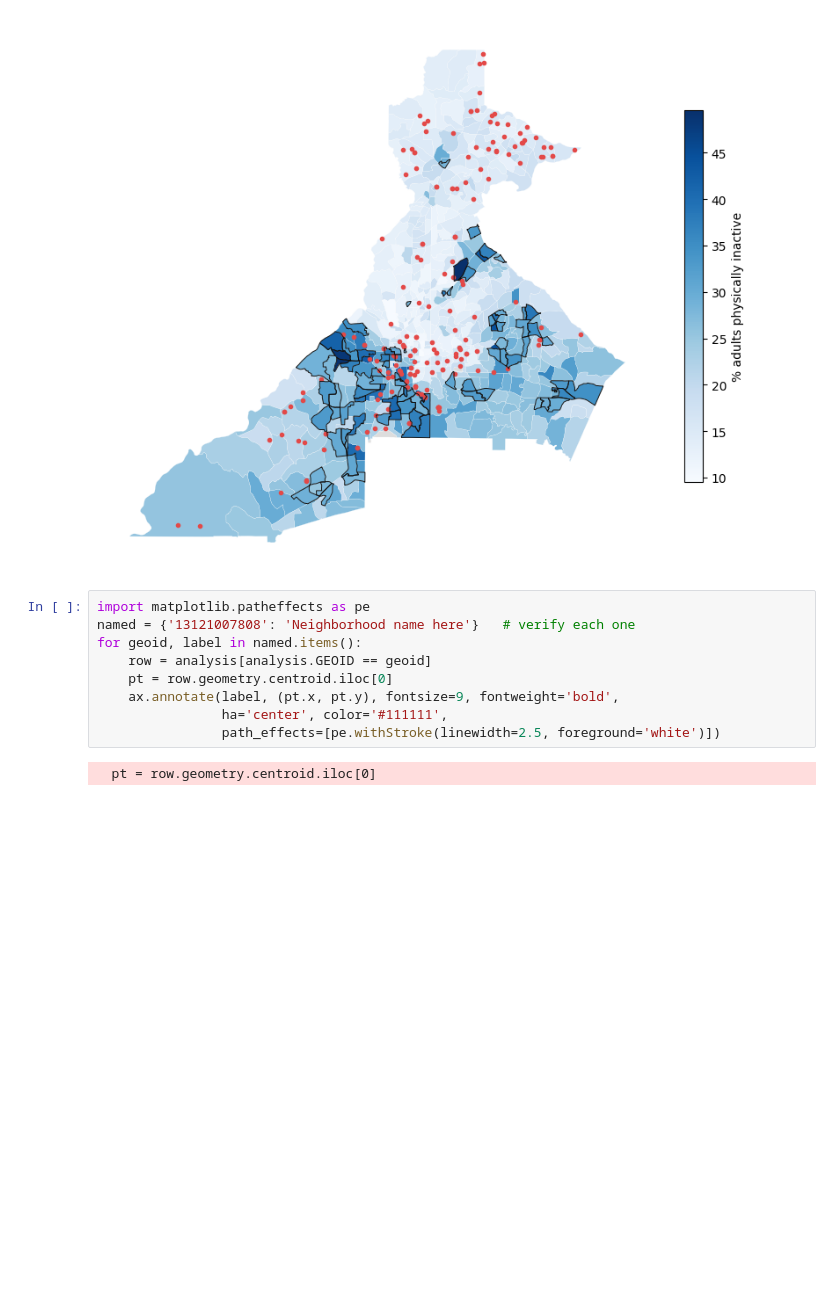
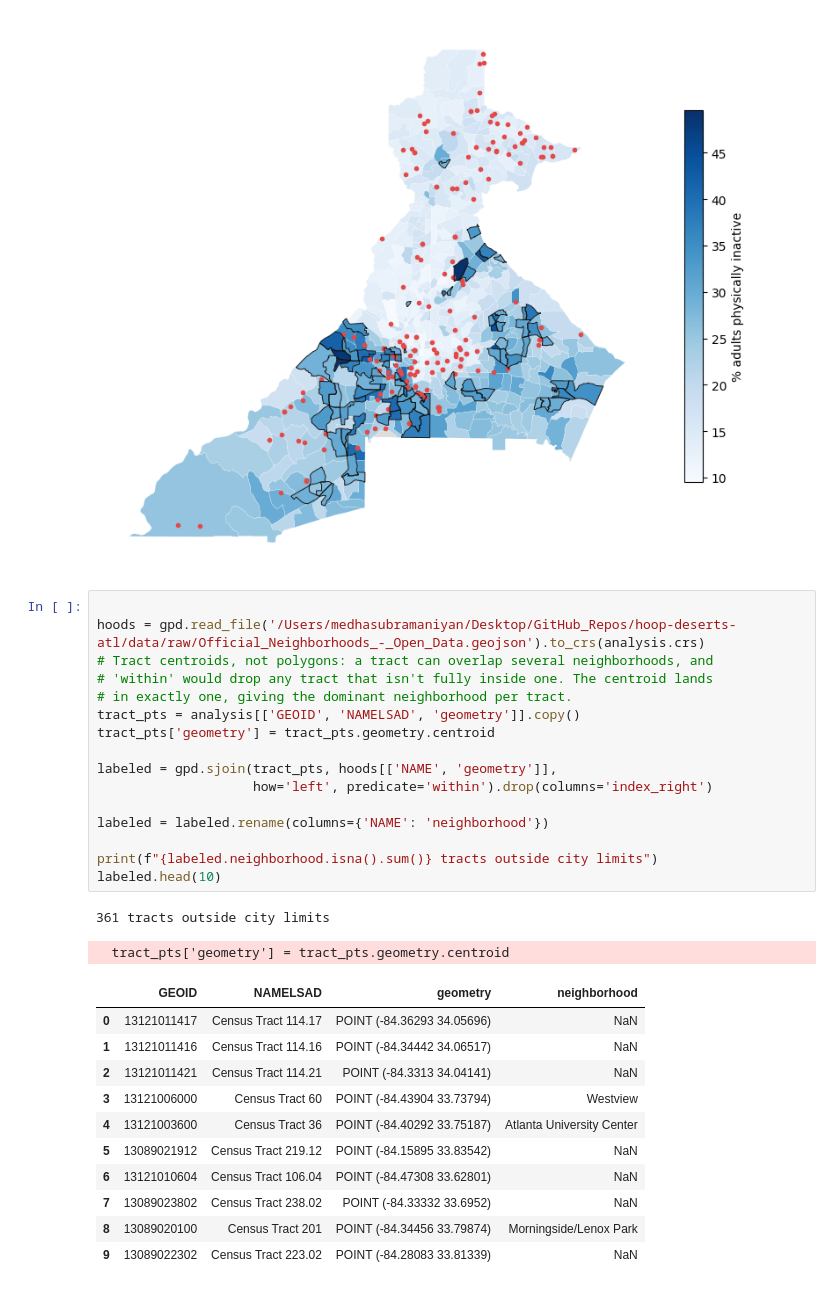
Before and after one commit to Medha-Subramaniyan/hoop-deserts-atl, a Jupyter notebook: notebooks/atlanta.ipynb, the cells around one changed output. Saved outputs shown, nothing was run; the diff lists cells and outputs as text; blank space fills up the shorter version.

```diff
--- a/notebooks/loading.ipynb
+++ b/notebooks/atlanta.ipynb
@@ -916,14 +916,33 @@ courts.plot(ax=ax, color='#e34948', markersize=9)
 ax.set_axis_off()
 # %% [output]
 [figure]
-# %%
-import matplotlib.patheffects as pe
-named = {'13121007808': 'Neighborhood name here'}   # verify each one
-for geoid, label in named.items():
-    row = analysis[analysis.GEOID == geoid]
-    pt = row.geometry.centroid.iloc[0]
-    ax.annotate(label, (pt.x, pt.y), fontsize=9, fontweight='bold',
-                ha='center', color='#111111',
-                path_effects=[pe.withStroke(linewidth=2.5, foreground='white')])
-# %% [output]
-  pt = row.geometry.centroid.iloc[0]
+# %%
+
+hoods = gpd.read_file('/Users/medhasubramaniyan/Desktop/GitHub_Repos/hoop-deserts-atl/data/raw/Official_Neighborhoods_-_Open_Data.geojson').to_crs(analysis.crs)
+# Tract centroids, not polygons: a tract can overlap several neighborhoods, and
+# 'within' would drop any tract that isn't fully inside one. The centroid lands
+# in exactly one, giving the dominant neighborhood per tract.
+tract_pts = analysis[['GEOID', 'NAMELSAD', 'geometry']].copy()
+tract_pts['geometry'] = tract_pts.geometry.centroid
+
+labeled = gpd.sjoin(tract_pts, hoods[['NAME', 'geometry']],
+                    how='left', predicate='within').drop(columns='index_right')
+
+labeled = labeled.rename(columns={'NAME': 'neighborhood'})
+
+print(f"{labeled.neighborhood.isna().sum()} tracts outside city limits")
+labeled.head(10)
+# %% [output]
+361 tracts outside city limits
+  tract_pts['geometry'] = tract_pts.geometry.centroid
+|  | GEOID | NAMELSAD | geometry | neighborhood |
+| 0 | 13121011417 | Census Tract 114.17 | POINT (-84.36293 34.05696) | NaN |
+| 1 | 13121011416 | Census Tract 114.16 | POINT (-84.34442 34.06517) | NaN |
+| 2 | 13121011421 | Census Tract 114.21 | POINT (-84.3313 34.04141) | NaN |
+| 3 | 13121006000 | Census Tract 60 | POINT (-84.43904 33.73794) | Westview |
+| 4 | 13121003600 | Census Tract 36 | POINT (-84.40292 33.75187) | Atlanta University Center |
+| 5 | 13089021912 | Census Tract 219.12 | POINT (-84.15895 33.83542) | NaN |
+| 6 | 13121010604 | Census Tract 106.04 | POINT (-84.47308 33.62801) | NaN |
+| 7 | 13089023802 | Census Tract 238.02 | POINT (-84.33332 33.6952) | NaN |
+| 8 | 13089020100 | Census Tract 201 | POINT (-84.34456 33.79874) | Morningside/Lenox Park |
+| 9 | 13089022302 | Census Tract 223.02 | POINT (-84.28083 33.81339) | NaN |
```
Also changed, not shown: parts of 1 cell of this notebook, 32 other files.
